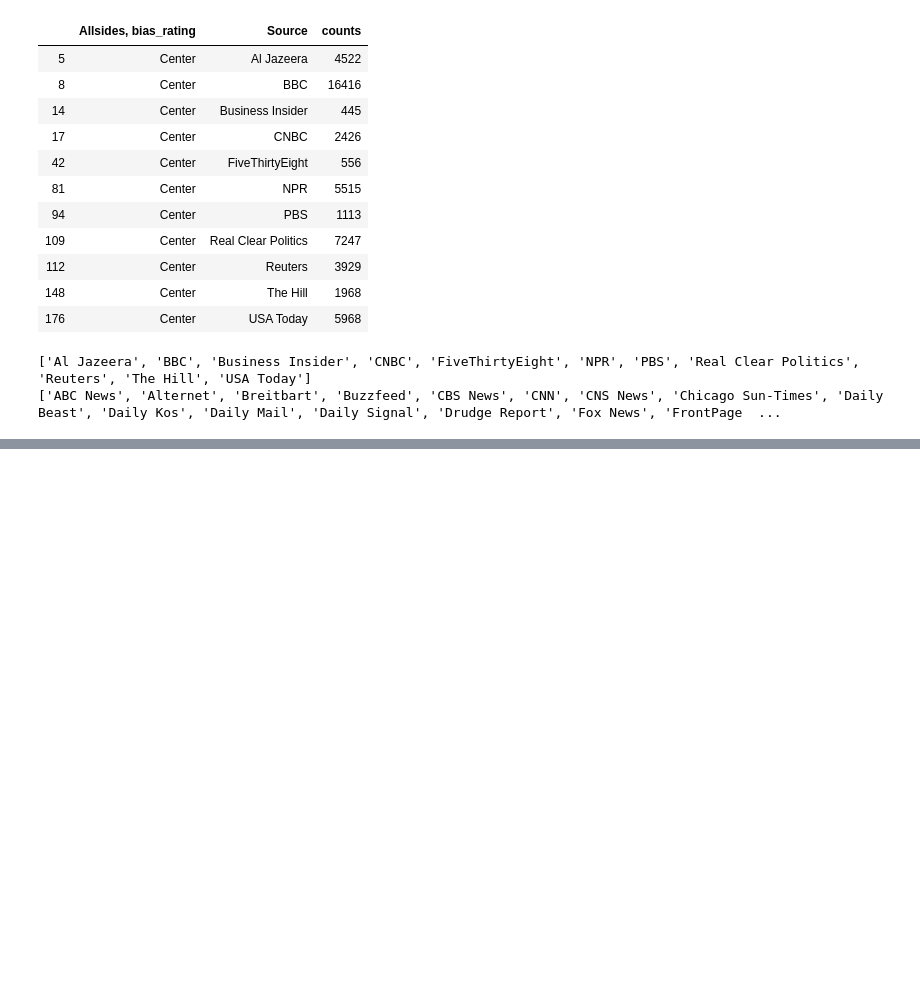
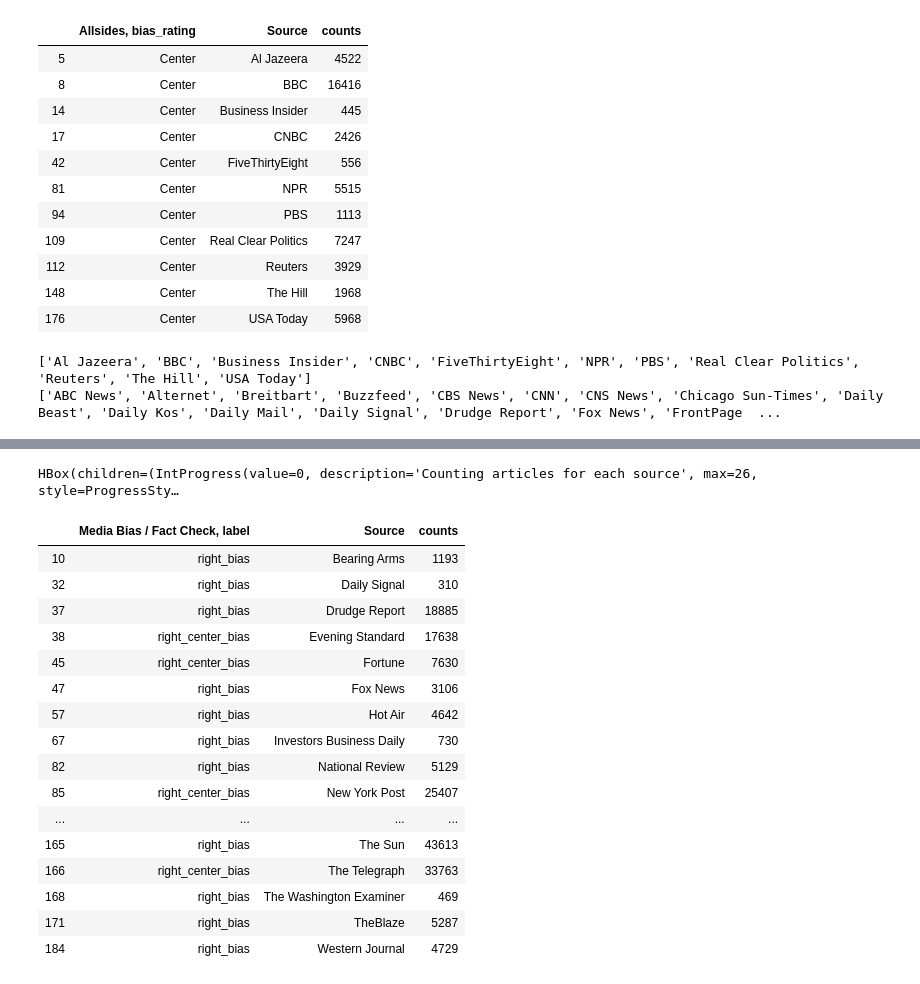
Before and after one commit to WarmCyan/news-bias-research, a Jupyter notebook: notebooks/2_NELASourceAggregation.ipynb, the cells around one changed output, grey strips where cells are left out. Cells and saved outputs as stored; diff of their text form; code cells hidden in the pictures; blank space fills up the shorter version.

```diff
--- a/notebooks/2_NELASourceAggregation.ipynb
+++ b/notebooks/2_NELASourceAggregation.ipynb
@@ -438,0 +444,3 @@ print(list(as_biased.Source))
+# %%
+mbfc_lbl = 'Media Bias / Fact Check, label'
+labels_df[mbfc_lbl].value_counts()
@@ -438,0 +481,26 @@ print(list(as_biased.Source))
+# %%
+mbfc_biased_right = add_counts_to_df(labels_df[
+    (labels_df[mbfc_lbl] == "right_center_bias") |
+    (labels_df[mbfc_lbl] == "right_bias")
+][[mbfc_lbl, "Source"]])
+
+mbfc_biased_right
+# %% [output]
+HBox(children=(IntProgress(value=0, description='Counting articles for each source', max=26, style=ProgressSty…
+|  | Media Bias / Fact Check, label | Source | counts |
+| 10 | right_bias | Bearing Arms | 1193 |
+| 32 | right_bias | Daily Signal | 310 |
+| 37 | right_bias | Drudge Report | 18885 |
+| 38 | right_center_bias | Evening Standard | 17638 |
+| 45 | right_center_bias | Fortune | 7630 |
+| 47 | right_bias | Fox News | 3106 |
+| 57 | right_bias | Hot Air | 4642 |
+| 67 | right_bias | Investors Business Daily | 730 |
+| 82 | right_bias | National Review | 5129 |
+| 85 | right_center_bias | New York Post | 25407 |
+| ... | ... | ... | ... |
+| 165 | right_bias | The Sun | 43613 |
+| 166 | right_center_bias | The Telegraph | 33763 |
+| 168 | right_bias | The Washington Examiner | 469 |
+| 171 | right_bias | TheBlaze | 5287 |
+| 184 | right_bias | Western Journal | 4729 |
```
Also changed, not shown: parts of 4 cells of this notebook, 3 other files.
